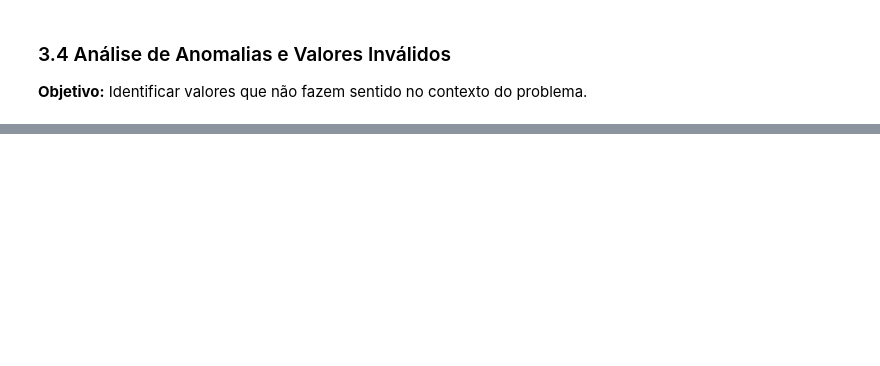
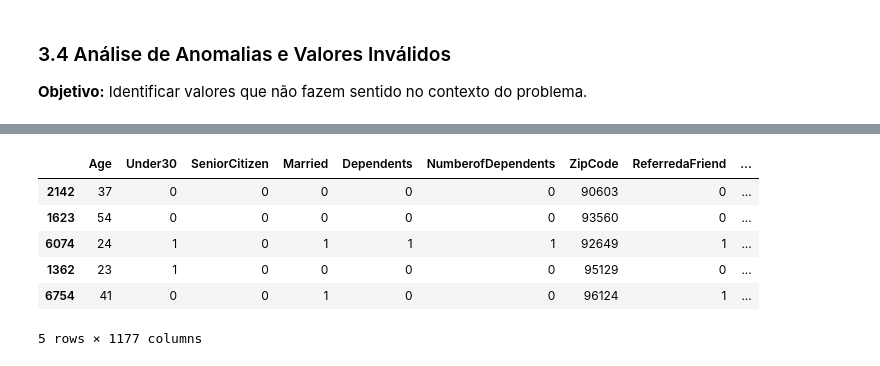
Before and after one commit to crisleymarques/postech-ml-challenge-fase-1, a Jupyter notebook: notebooks/Analise_Exploratoria_Dados.ipynb, the cells around one changed output, grey strips where cells are left out. Drawn from its saved outputs; the diff is of its cells as text; code cells hidden in the pictures; blank space fills up the shorter version.

```diff
--- a/notebooks/Analise_Exploratoria_Dados.ipynb
+++ b/notebooks/Analise_Exploratoria_Dados.ipynb
@@ -535,0 +837,18 @@ Registros duplicados: 0
+# %%
+from sklearn.model_selection import train_test_split
+
+# Divida o dataset em features (X) e target (y)
+X = df_encoded.drop(columns=['target'])
+y = df_encoded['target']
+
+# Divida em treino e teste
+X_train, X_test, y_train, y_test = train_test_split(X, y, test_size=0.2, random_state=42)
+X_train.head()
+# %% [output]
+|  | Age | Under30 | SeniorCitizen | Married | Dependents | NumberofDependents | ZipCode | ReferredaFriend | ... |
+| 2142 | 37 | 0 | 0 | 0 | 0 | 0 | 90603 | 0 | ... |
+| 1623 | 54 | 0 | 0 | 0 | 0 | 0 | 93560 | 0 | ... |
+| 6074 | 24 | 1 | 0 | 1 | 1 | 1 | 92649 | 1 | ... |
+| 1362 | 23 | 1 | 0 | 0 | 0 | 0 | 95129 | 0 | ... |
+| 6754 | 41 | 0 | 0 | 1 | 0 | 0 | 96124 | 1 | ... |
+5 rows × 1177 columns
```
Also changed, not shown: parts of 19 cells of this notebook, 7 other files.
